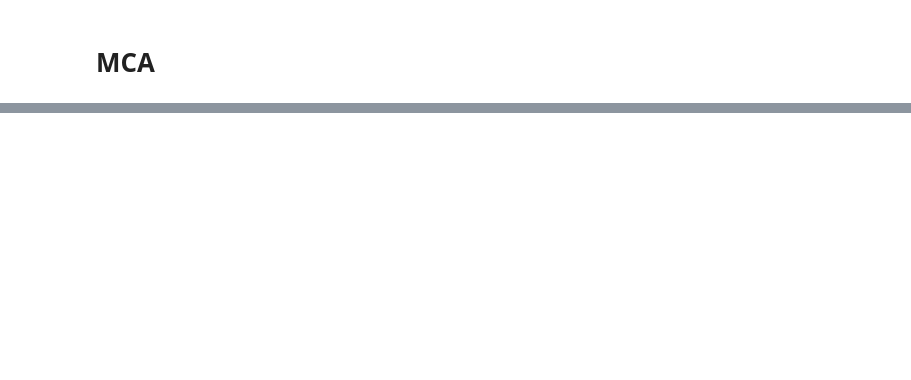
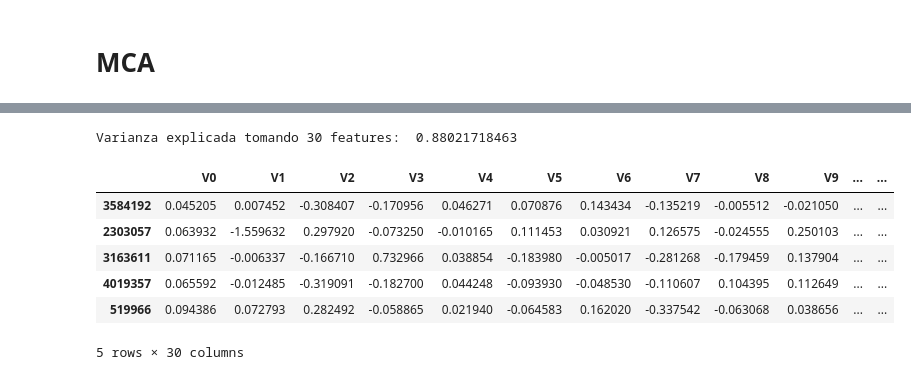
Before and after one commit to RaquelNeedsCoffee/PracticaAPA, a Jupyter notebook: Contest/Code/MCA Jupyter.ipynb, the cells around one changed output, grey strips where cells are left out. Saved outputs shown, nothing was run; the diff lists cells and outputs as text; code cells hidden in the pictures; blank space fills up the shorter version.

```diff
--- a/Contest/Code/MCA Jupyter.ipynb
+++ b/Contest/Code/MCA Jupyter.ipynb
@@ -364,0 +118,7 @@ def generate_partition(X):
+# %%
+X_train = X_cat_train
+size = [45000, X_train.shape[1]]
+N_all = np.sum(X_train.values[0:size[0],:])
+
+Z_residual = X_train.values[0:size[0],:] / N_all
+Z_residual.shape
@@ -364,0 +197,26 @@ def generate_partition(X):
+# %%
+columns_keep = 30
+print('Varianza explicada tomando '+str(columns_keep)+' features: ', table2['τI'][0:columns_keep].sum())
+# %% [output]
+Varianza explicada tomando 30 features:  0.88021718463
+# %%
+X_cat_trainMatrix= Matrix_mult(X_train.values, G[:, :columns_keep]) / S[:columns_keep] / 10
+X_cat_testMatrix = Matrix_mult(X_cat_test.values, G[:, :columns_keep]) / S[:columns_keep] / 10
+X_cat_valMatrix = Matrix_mult(X_cat_val.values, G[:, :columns_keep]) / S[:columns_keep] / 10
+T_catMatrix = Matrix_mult(T_cat.values, G[:, :columns_keep]) / S[:columns_keep] / 10
+# %%
+names = ['V' + str(i) for i in range(columns_keep)]
+X_cat_train = pd.DataFrame(X_cat_trainMatrix, columns=names, index = X_cat_train.index)
+X_cat_test = pd.DataFrame(X_cat_testMatrix, columns=names, index =X_cat_test.index)
+X_cat_val = pd.DataFrame(X_cat_valMatrix, columns=names, index =X_cat_val.index)
+T_cat = pd.DataFrame(T_catMatrix, columns=names, index =T_cat.index)
+# %%
+X_cat_train.head()
+# %% [output]
+|  | V0 | V1 | V2 | V3 | V4 | V5 | V6 | V7 | V8 | V9 | ... | ... |
+| 3584192 | 0.045205 | 0.007452 | -0.308407 | -0.170956 | 0.046271 | 0.070876 | 0.143434 | -0.135219 | -0.005512 | -0.021050 | ... | ... |
+| 2303057 | 0.063932 | -1.559632 | 0.297920 | -0.073250 | -0.010165 | 0.111453 | 0.030921 | 0.126575 | -0.024555 | 0.250103 | ... | ... |
+| 3163611 | 0.071165 | -0.006337 | -0.166710 | 0.732966 | 0.038854 | -0.183980 | -0.005017 | -0.281268 | -0.179459 | 0.137904 | ... | ... |
+| 4019357 | 0.065592 | -0.012485 | -0.319091 | -0.182700 | 0.044248 | -0.093930 | -0.048530 | -0.110607 | 0.104395 | 0.112649 | ... | ... |
+| 519966 | 0.094386 | 0.072793 | 0.282492 | -0.058865 | 0.021940 | -0.064583 | 0.162020 | -0.337542 | -0.063068 | 0.038656 | ... | ... |
+5 rows × 30 columns
```
Also changed, not shown: parts of 36 cells of this notebook, 3 other files.
